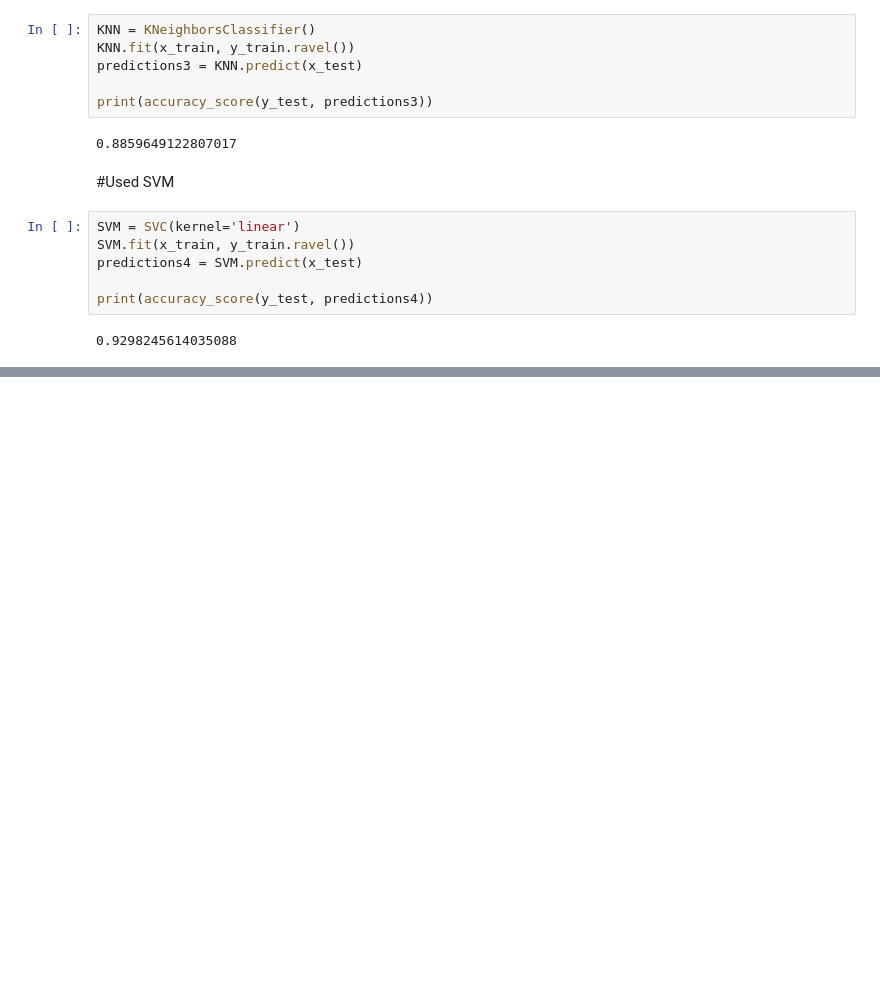
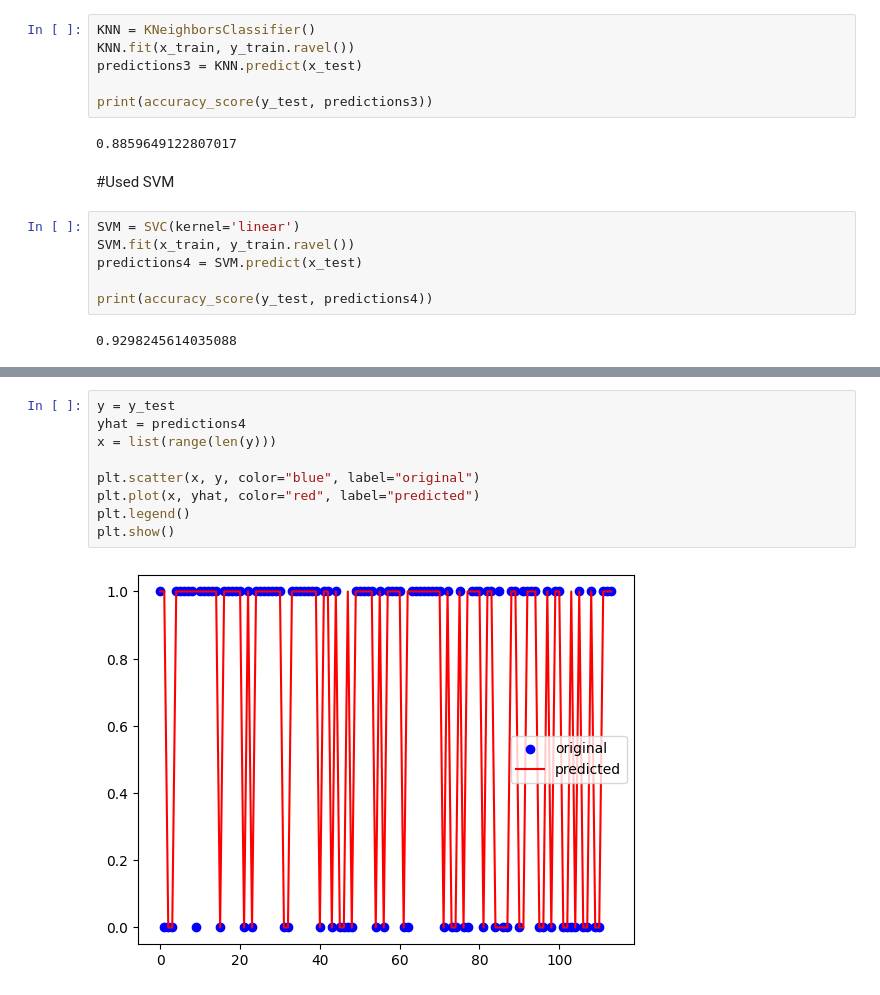
Before and after one commit to MoazzemhossainMoazz/EDGE_AI, a Jupyter notebook: EDGE_classWork(5_8_2023).ipynb, the cells around one changed output, grey strips where cells are left out. Cells and saved outputs as stored; diff of their text form; blank space fills up the shorter version.

```diff
--- a/EDGE_classWork(5_8_2023).ipynb
+++ b/EDGE_classWork(5_8_2023).ipynb
@@ -217,0 +284,11 @@ print(accuracy_score(y_test, predictions4))
+# %%
+y = y_test
+yhat = predictions4
+x = list(range(len(y)))
+
+plt.scatter(x, y, color="blue", label="original")
+plt.plot(x, yhat, color="red", label="predicted")
+plt.legend()
+plt.show()
+# %% [output]
+[figure, added]
```
Also changed, not shown: parts of 8 cells of this notebook.
